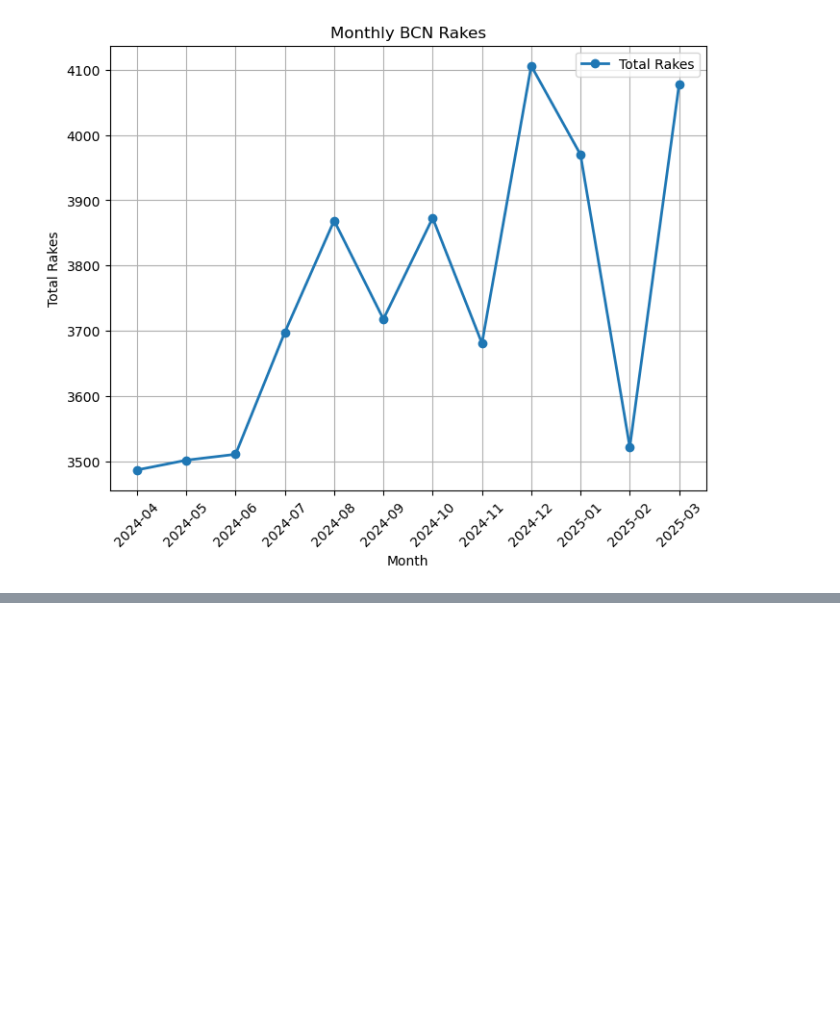
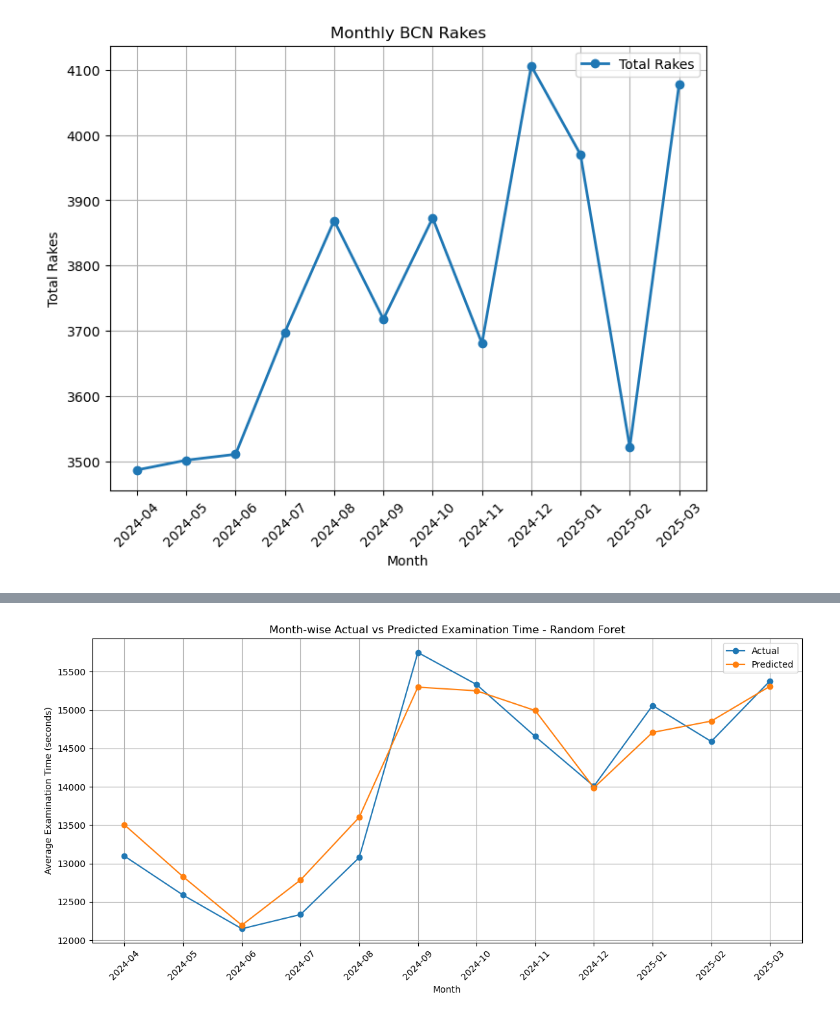
Before and after one commit to hk7131/hk7131, a Jupyter notebook: CRIS.IPYNB, the cells around one changed output, grey strips where cells are left out. Saved outputs shown, nothing was run; the diff lists cells and outputs as text; code cells hidden in the pictures; blank space fills up the shorter version.

```diff
--- a/CRIS.IPYNB
+++ b/CRIS.IPYNB
@@ -296,0 +497,42 @@ plt.show()
+# %%
+#RANDOM FOREST predictions
+y_pred_rf = model_rf.predict(X_test)
+
+# Create result
+result = pd.DataFrame({
+    'Actual': y_test.values,
+    'Predicted': y_pred_rf,
+    'MONTH': df_bcn.loc[y_test.index, 'MONTH'].astype(str).values
+})
+
+# Monthly average
+monthly = result.groupby('MONTH')[['Actual', 'Predicted']].mean()
+
+# Plot
+plt.figure(figsize=(12, 6))
+
+plt.plot(
+    monthly.index,
+    monthly['Actual'],
+    marker='o',
+    label='Actual'
+)
+
+plt.plot(
+    monthly.index,
+    monthly['Predicted'],
+    marker='o',
+    label='Predicted'
+)
+
+plt.xlabel('Month')
+plt.ylabel('Average Examination Time (seconds)')
+plt.title('Month-wise Actual vs Predicted Examination Time - Random Foret')
+plt.legend()
+plt.grid(True)
+
+plt.xticks(rotation=45)
+plt.tight_layout()
+plt.show()
+# %% [output]
+[figure, added]
```
Also changed, not shown: parts of 18 cells of this notebook.
